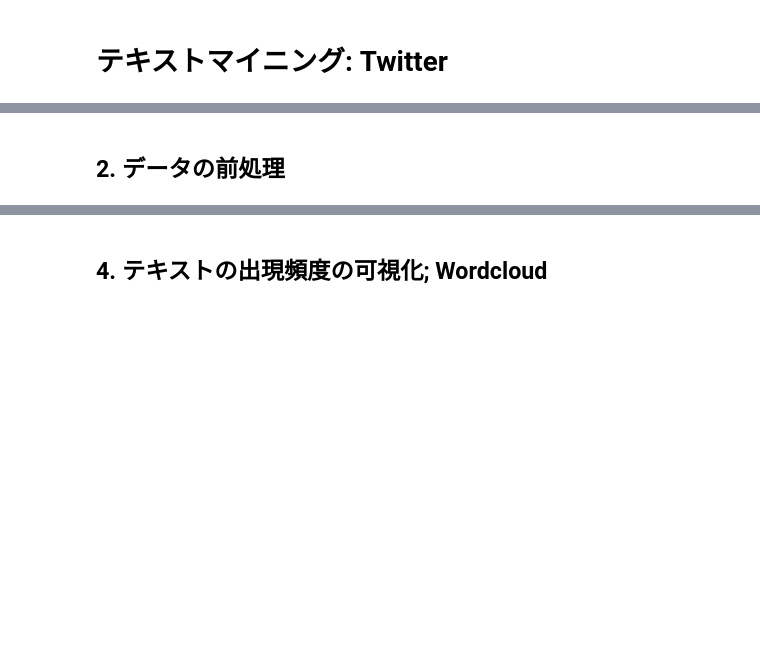
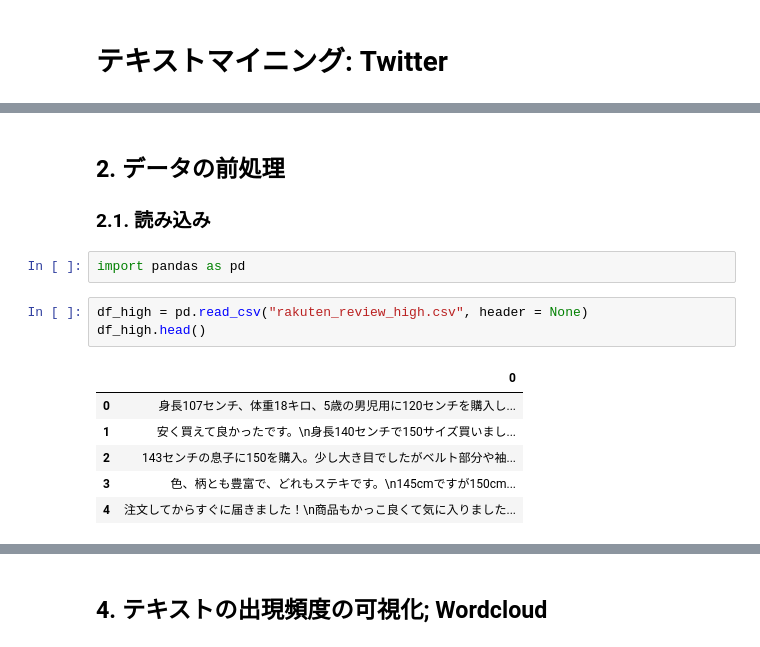
Before and after one commit to TomoyaOzawa-DA/Datact, a Jupyter notebook: TextMining/TextMining.ipynb, the cells around one changed output, grey strips where cells are left out. Cells and saved outputs as stored; diff of their text form; blank space fills up the shorter version.

```diff
--- a/TextMining/TextMining.ipynb
+++ b/TextMining/TextMining.ipynb
@@ -14,2 +34,15 @@
 # %% [markdown]
 ## 2. データの前処理<a class="anchor" id="first-bullet"></a>
+### 2.1. 読み込み
+# %%
+import pandas as pd
+# %%
+df_high = pd.read_csv("rakuten_review_high.csv", header = None)
+df_high.head()
+# %% [output]
+|  | 0 |
+| 0 | 身長107センチ、体重18キロ、5歳の男児用に120センチを購入し... |
+| 1 | 安く買えて良かったです。\n身長140センチで150サイズ買いまし... |
+| 2 | 143センチの息子に150を購入。少し大き目でしたがベルト部分や袖... |
+| 3 | 色、柄とも豊富で、どれもステキです。\n145cmですが150cm... |
+| 4 | 注文してからすぐに届きました！\n商品もかっこ良くて気に入りました... |
```
Also changed, not shown: parts of 26 cells of this notebook, 3 other files.
